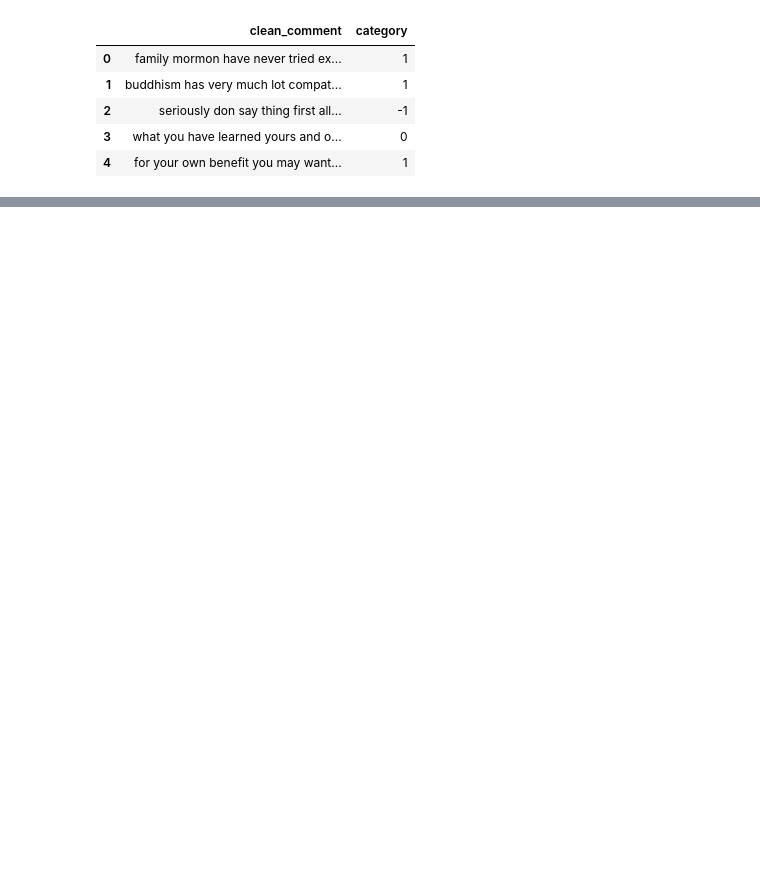
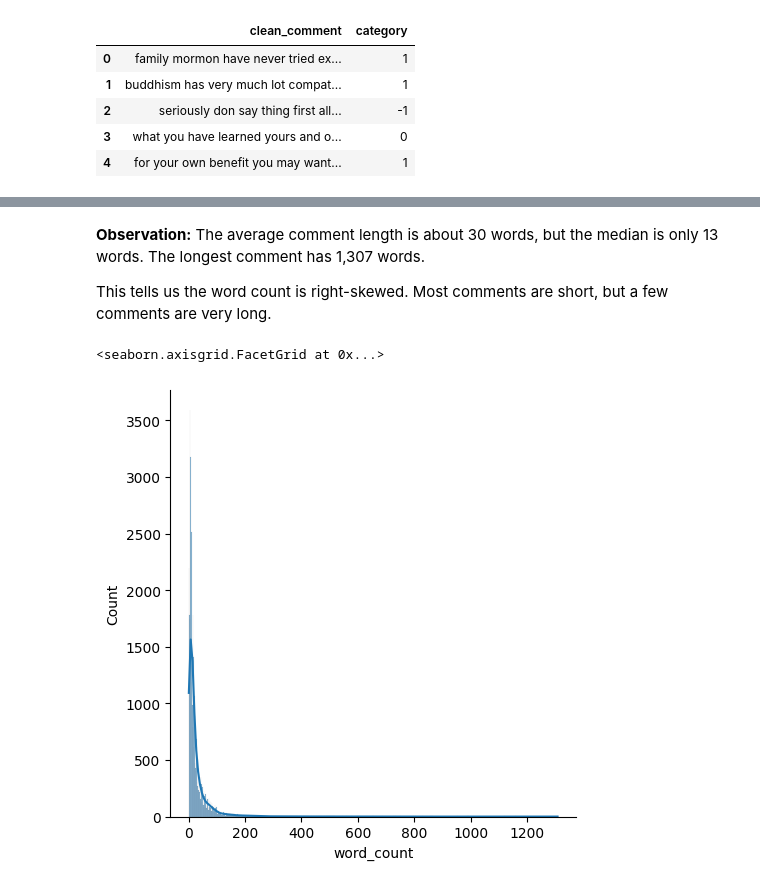
Before and after one commit to SiddharthGanguli/youtube_Comment_analyzer, a Jupyter notebook: notebook/basic-eda1.ipynb, the cells around one changed output, grey strips where cells are left out. Cells and saved outputs as stored; diff of their text form; code cells hidden in the pictures; blank space fills up the shorter version.

```diff
--- a/notebook/basic-eda1.ipynb
+++ b/notebook/basic-eda1.ipynb
@@ -14,0 +206,3 @@ df.to_csv('redit-data.csv',index=False)
+# %%
+df['word_count'] = df['clean_comment'].apply(lambda x: len(x.split()))
+df.sample(5)
@@ -14,0 +234,9 @@ df.to_csv('redit-data.csv',index=False)
+# %% [markdown]
+**Observation:** The average comment length is about 30 words, but the median is only 13 words. The longest comment has 1,307 words.
+
+This tells us the word count is right-skewed. Most comments are short, but a few comments are very long.
+# %%
+sns.displot(df['word_count'], kde=True)
+# %% [output]
+<seaborn.axisgrid.FacetGrid at 0x...>
+[figure, added]
```
Also changed, not shown: parts of 52 cells of this notebook.
